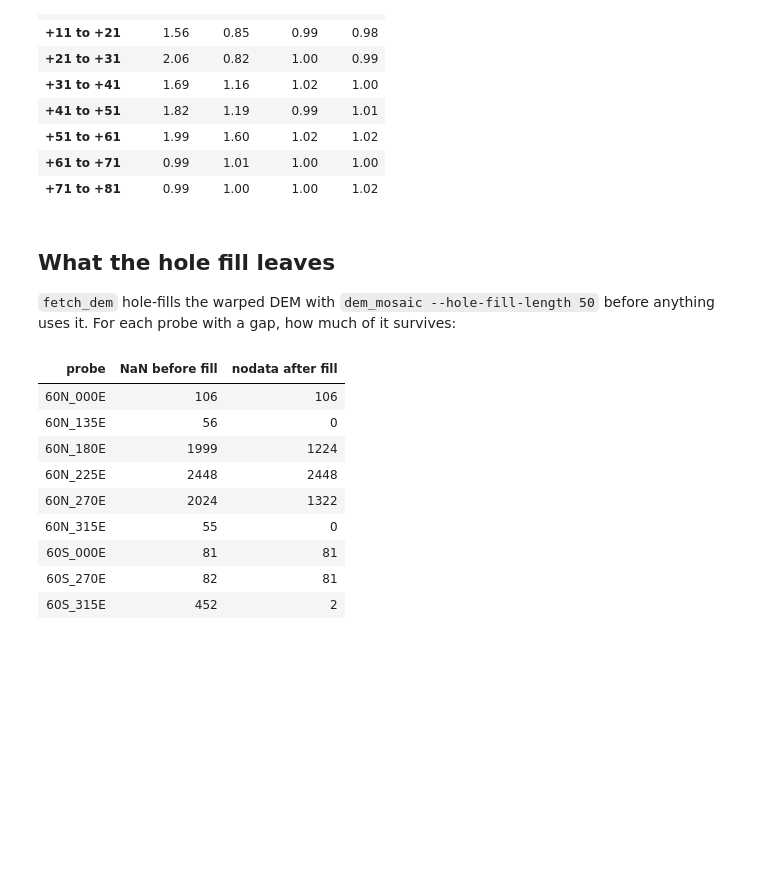
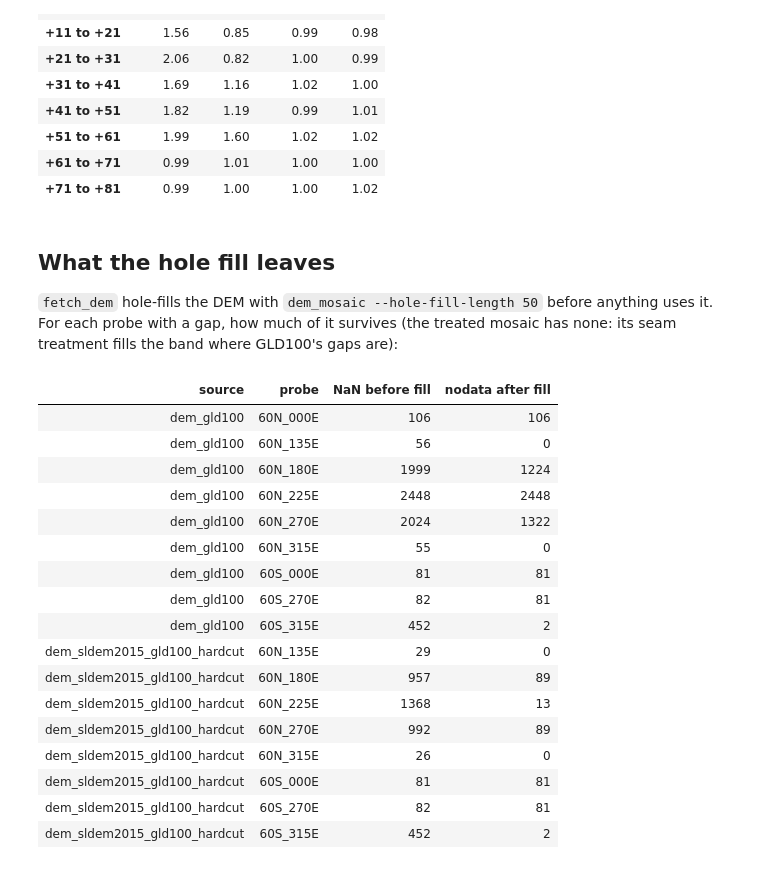
Before and after one commit to trey0/trntest, a Jupyter notebook: notebooks/dem_seams.ipynb, the cells around one changed output. Saved outputs shown, nothing was run; the diff lists cells and outputs as text; code cells hidden in the pictures; blank space fills up the shorter version.

```diff
--- a/notebooks/dem_seams.ipynb
+++ b/notebooks/dem_seams.ipynb
@@ -60,0 +60,4 @@ seam_plotting.plot_metrics_vs_controls(table, source.thresholds, step_units="m")
+# %%
+for name in SOURCES:
+    display(Markdown(f"#### `{name}`"))
+    display(seam_plotting.plot_metrics_vs_controls(tables[name], seam_probes.SOURCES[name].thresholds, step_units="m"))
@@ -68,4 +78,6 @@ straightened seam strips. The reports aren't committed: running this notebook wr
 # %%
-links = seam_probes.report_links(seam_probes.write_probe_reports(SOURCE, config))
-seam_plotting.show_health_table(health, links)
+for name in SOURCES:
+    display(Markdown(f"#### `{name}`"))
+    links = seam_probes.report_links(seam_probes.write_probe_reports(name, config))
+    seam_plotting.show_health_table(healths[name], links)
 # %% [output]
@@ -106,0 +189,4 @@ display(table[~table.control].drop(columns="control").round(3))
+# %%
+seam_plotting.plot_shaded_side_by_side(
+    {name.removeprefix("dem_"): seam_probes.load_probe(name, "60S_135E", config) for name in SOURCES}
+)
@@ -225,29 +313,38 @@ display(pd.DataFrame({f"{lon:g} deg": column_jump_ratio(lon) for lon in (270.0,
 # %% [markdown]
 ## What the hole fill leaves
 
-`fetch_dem` hole-fills the warped DEM with `dem_mosaic --hole-fill-length 50` before anything uses
-it. For each probe with a gap, how much of it survives:
+`fetch_dem` hole-fills the DEM with `dem_mosaic --hole-fill-length 50` before anything uses it.
+For each probe with a gap, how much of it survives (the treated mosaic has none: its seam
+treatment fills the band where GLD100's gaps are):
 # %%
 rows = []
-for result in results:
-    if result.nan_count == 0:
-        continue
-    name = result.grid.probe.name
-    render = seam_probes.render_dir(SOURCE, config) / f"{name}.tif"
-    filled = render.with_name(f"{name}_filled-tile-0.tif")
-    dem_ortho.hole_fill_dem(render, filled)
-    with rasterio.open(filled) as src:
-        left = int(src.read_masks(1).size - np.count_nonzero(src.read_masks(1)))
-    rows.append({"probe": name, "NaN before fill": result.nan_count, "nodata after fill": left})
+for name in SOURCES:
+    for probe, nan_px in healths[name].set_index("probe").nan_px.items():
+        if nan_px == 0:
+            continue
+        render = seam_probes.render_dir(name, config) / f"{probe}.tif"
+        filled = render.with_name(f"{probe}_filled-tile-0.tif")
+        dem_ortho.hole_fill_dem(render, filled)
+        with rasterio.open(filled) as src:
+            left = int(src.read_masks(1).size - np.count_nonzero(src.read_masks(1)))
+        rows.append({"source": name, "probe": probe, "NaN before fill": nan_px, "nodata after fill": left})
 display(pd.DataFrame(rows).style.hide(axis="index"))
 # %% [output]
-| probe | NaN before fill | nodata after fill |
-| 60N_000E | 106 | 106 |
-| 60N_135E | 56 | 0 |
-| 60N_180E | 1999 | 1224 |
-| 60N_225E | 2448 | 2448 |
-| 60N_270E | 2024 | 1322 |
-| 60N_315E | 55 | 0 |
-| 60S_000E | 81 | 81 |
-| 60S_270E | 82 | 81 |
-| 60S_315E | 452 | 2 |
+| source | probe | NaN before fill | nodata after fill |
+| dem_gld100 | 60N_000E | 106 | 106 |
+| dem_gld100 | 60N_135E | 56 | 0 |
+| dem_gld100 | 60N_180E | 1999 | 1224 |
+| dem_gld100 | 60N_225E | 2448 | 2448 |
+| dem_gld100 | 60N_270E | 2024 | 1322 |
+| dem_gld100 | 60N_315E | 55 | 0 |
+| dem_gld100 | 60S_000E | 81 | 81 |
+| dem_gld100 | 60S_270E | 82 | 81 |
+| dem_gld100 | 60S_315E | 452 | 2 |
+| dem_sldem2015_gld100_hardcut | 60N_135E | 29 | 0 |
+| dem_sldem2015_gld100_hardcut | 60N_180E | 957 | 89 |
+| dem_sldem2015_gld100_hardcut | 60N_225E | 1368 | 13 |
+| dem_sldem2015_gld100_hardcut | 60N_270E | 992 | 89 |
+| dem_sldem2015_gld100_hardcut | 60N_315E | 26 | 0 |
+| dem_sldem2015_gld100_hardcut | 60S_000E | 81 | 81 |
+| dem_sldem2015_gld100_hardcut | 60S_270E | 82 | 81 |
+| dem_sldem2015_gld100_hardcut | 60S_315E | 452 | 2 |
```
Also changed, not shown: parts of 14 cells of this notebook, 13 other files.
